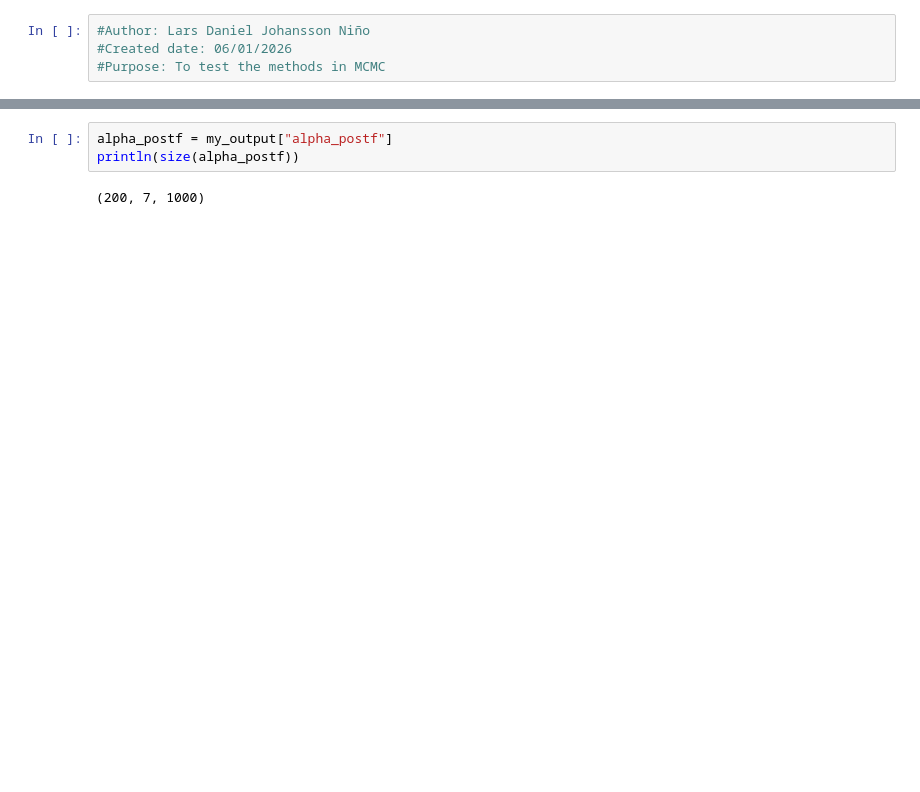
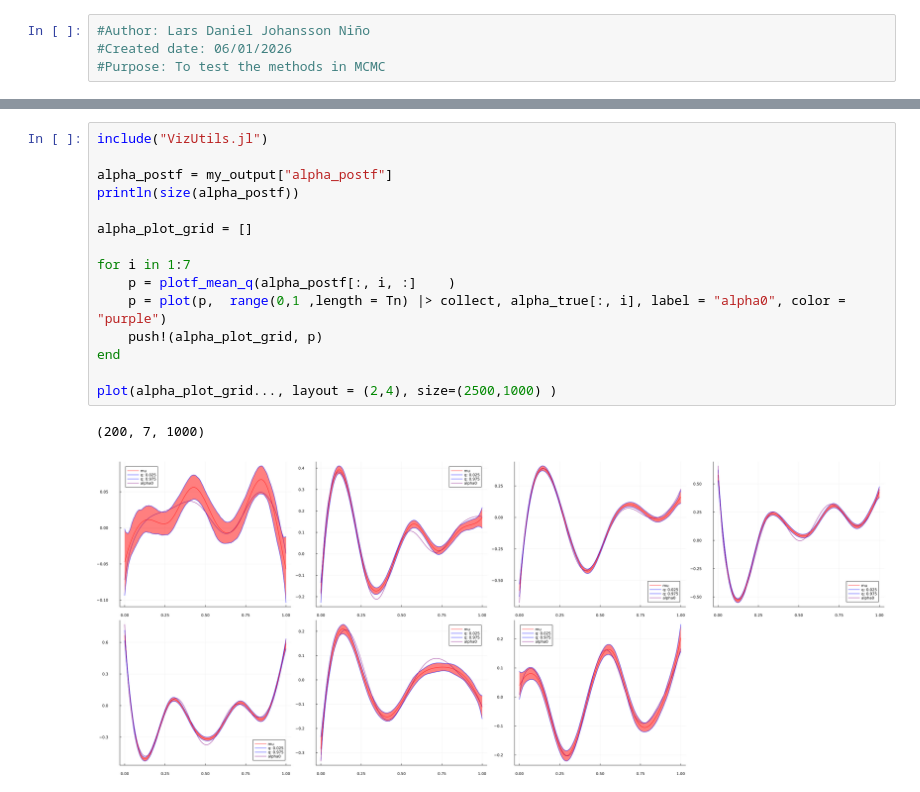
Before and after one commit to LarsDanielJohaN/FastBayesFMMs.jl, a Jupyter notebook: src/TestMCMC.ipynb, the cells around one changed output, grey strips where cells are left out. Cells and saved outputs as stored; diff of their text form; blank space fills up the shorter version.

Commit message:
Add MCMC, VizUtils and some initial tests

```diff
--- a/src/TestMCMC.ipynb
+++ b/src/TestMCMC.ipynb
@@ -74,5 +73,18 @@ WARNING: both BenchmarkTools and Distributions export "params"; uses of it in mo
 # %%
+include("VizUtils.jl")
+
 alpha_postf = my_output["alpha_postf"]
 println(size(alpha_postf))
+
+alpha_plot_grid = []
+
+for i in 1:7
+    p = plotf_mean_q(alpha_postf[:, i, :]    )
+    p = plot(p,  range(0,1 ,length = Tn) |> collect, alpha_true[:, i], label = "alpha0", color = "purple")
+    push!(alpha_plot_grid, p)
+end
+
+plot(alpha_plot_grid..., layout = (2,4), size=(2500,1000) )
 # %% [output]
 (200, 7, 1000)
+[figure, added]
```
Also changed, not shown: parts of 3 cells of this notebook.
